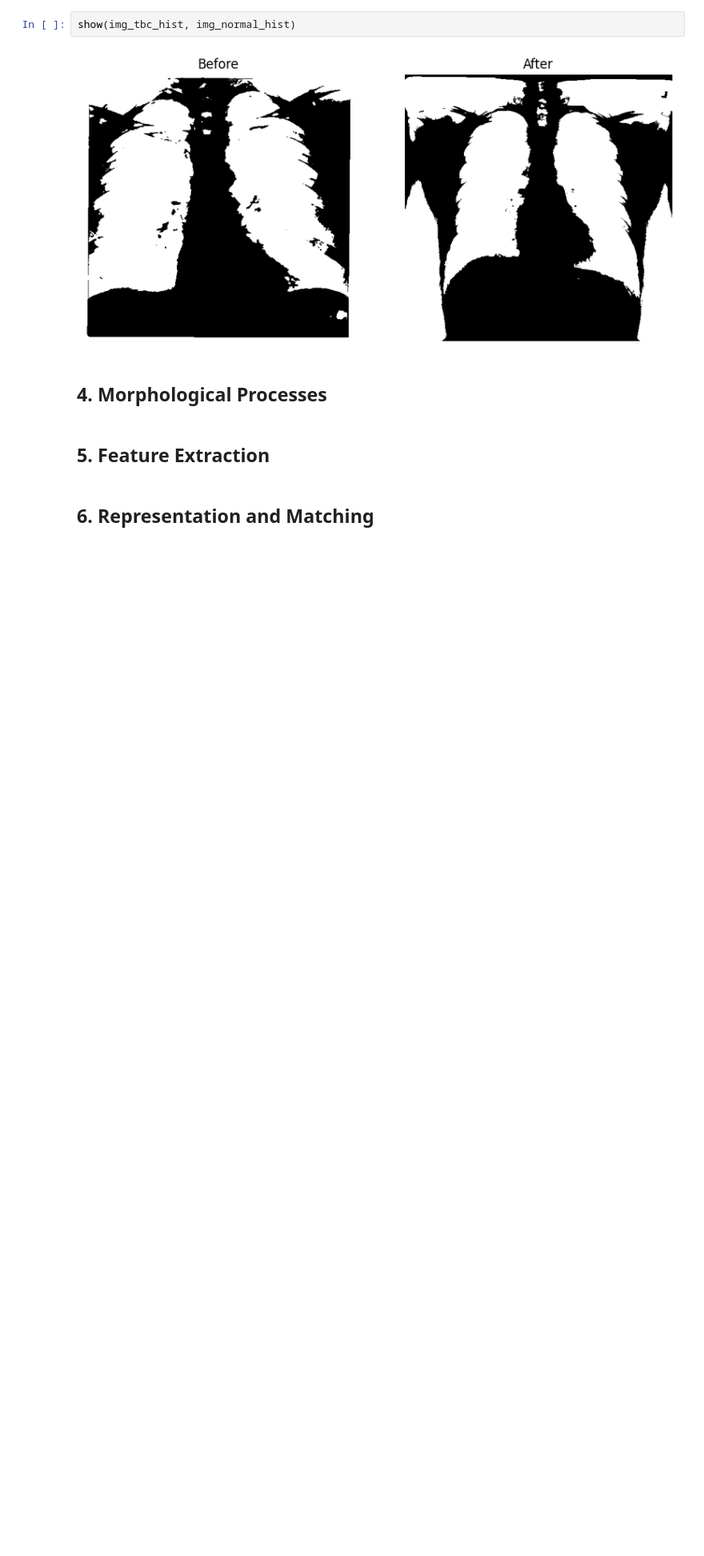
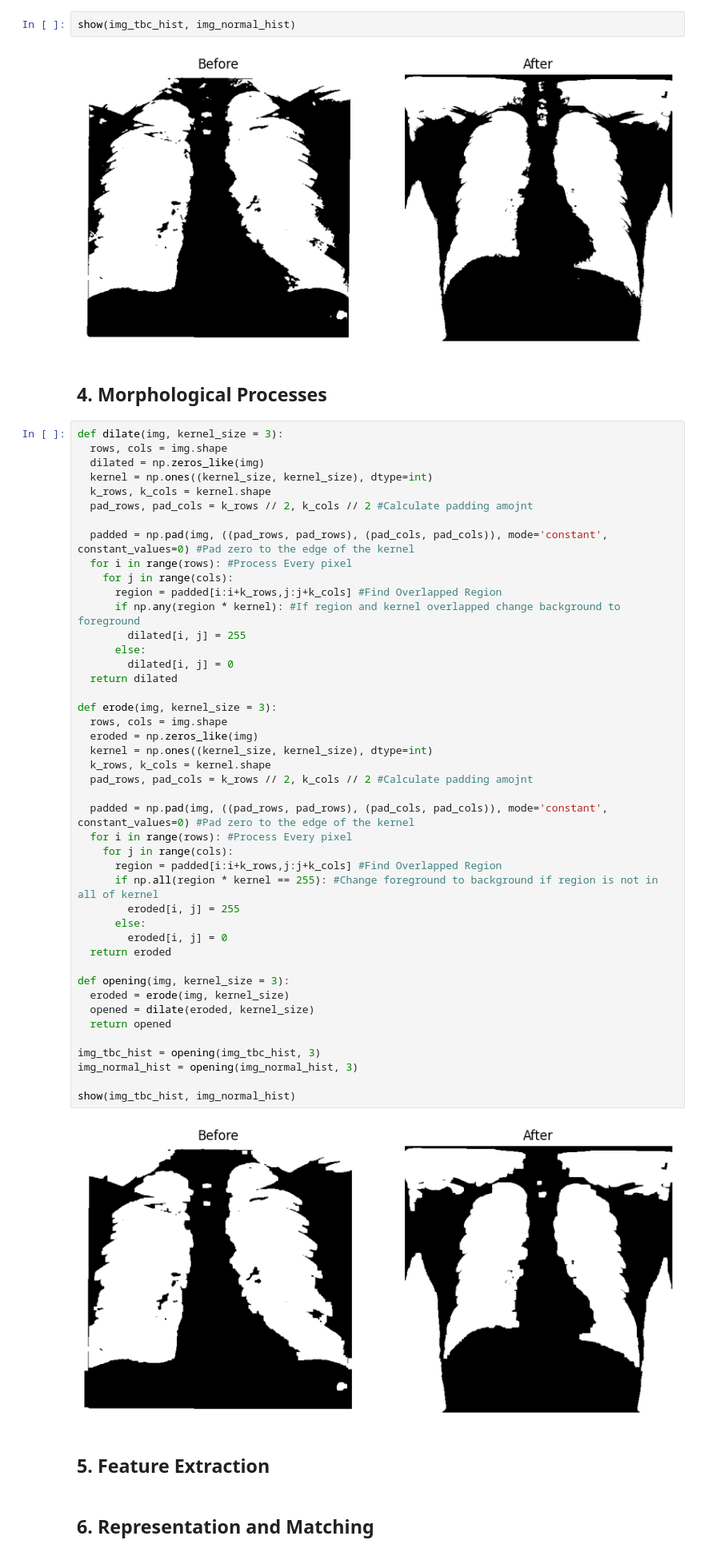
Before and after one commit to Plumz17/PCD_FinalProject, a Jupyter notebook: PCD_FinalProject.ipynb, the cells around one changed output. Shown: that part at 80% size. Saved outputs shown, nothing was run; the diff lists cells and outputs as text; blank space fills up the shorter version.

```diff
--- a/PCD_FinalProject.ipynb
+++ b/PCD_FinalProject.ipynb
@@ -152,6 +167,52 @@ show(img_tbc_hist, img_normal_hist)
 [figure]
 # %% [markdown]
 ## 4. Morphological Processes
+# %%
+def dilate(img, kernel_size = 3):
+  rows, cols = img.shape
+  dilated = np.zeros_like(img)
+  kernel = np.ones((kernel_size, kernel_size), dtype=int)
+  k_rows, k_cols = kernel.shape
+  pad_rows, pad_cols = k_rows // 2, k_cols // 2 #Calculate padding amojnt
+
+  padded = np.pad(img, ((pad_rows, pad_rows), (pad_cols, pad_cols)), mode='constant', constant_values=0) #Pad zero to the edge of the kernel
+  for i in range(rows): #Process Every pixel
+    for j in range(cols):
+      region = padded[i:i+k_rows,j:j+k_cols] #Find Overlapped Region
+      if np.any(region * kernel): #If region and kernel overlapped change background to foreground
+        dilated[i, j] = 255
+      else:
+        dilated[i, j] = 0
+  return dilated
+
+def erode(img, kernel_size = 3):
+  rows, cols = img.shape
+  eroded = np.zeros_like(img)
+  kernel = np.ones((kernel_size, kernel_size), dtype=int)
+  k_rows, k_cols = kernel.shape
+  pad_rows, pad_cols = k_rows // 2, k_cols // 2 #Calculate padding amojnt
+
+  padded = np.pad(img, ((pad_rows, pad_rows), (pad_cols, pad_cols)), mode='constant', constant_values=0) #Pad zero to the edge of the kernel
+  for i in range(rows): #Process Every pixel
+    for j in range(cols):
+      region = padded[i:i+k_rows,j:j+k_cols] #Find Overlapped Region
+      if np.all(region * kernel == 255): #Change foreground to background if region is not in all of kernel
+        eroded[i, j] = 255
+      else:
+        eroded[i, j] = 0
+  return eroded
+
+def opening(img, kernel_size = 3):
+  eroded = erode(img, kernel_size)
+  opened = dilate(eroded, kernel_size)
+  return opened
+
+img_tbc_hist = opening(img_tbc_hist, 3)
+img_normal_hist = opening(img_normal_hist, 3)
+
+show(img_tbc_hist, img_normal_hist)
+# %% [output]
+[figure, added]
 # %% [markdown]
 ## 5. Feature Extraction
 # %% [markdown]
```
Also changed, not shown: parts of 3 cells of this notebook.
